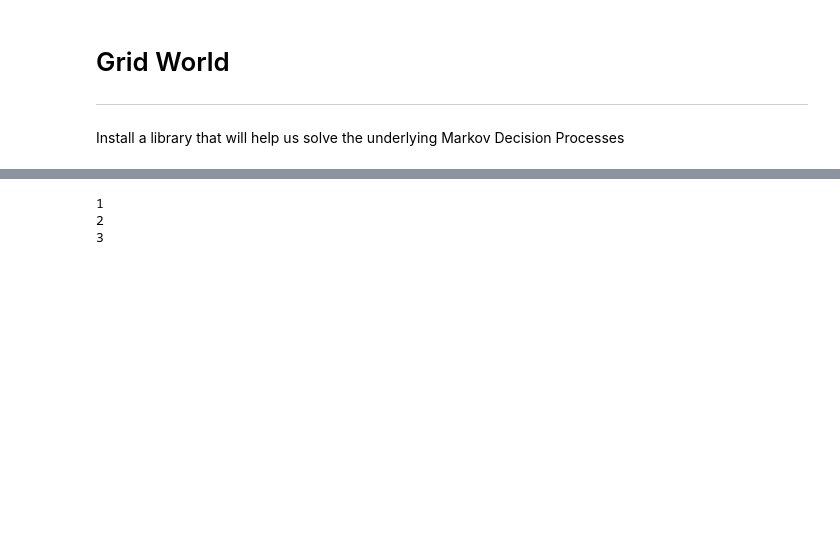
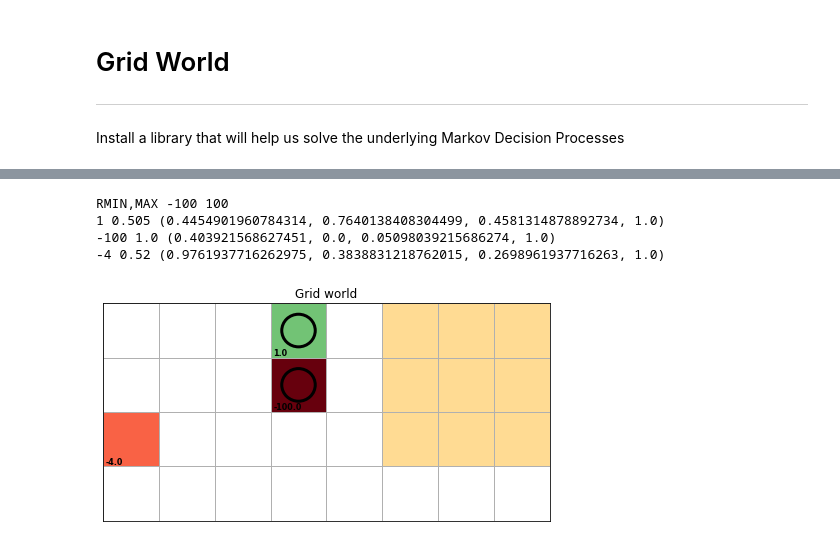
Before and after one commit to nkiehne/jupyter-notebooks, a Jupyter notebook: Intro Reinforcement Learning.ipynb, the cells around one changed output, grey strips where cells are left out. Cells and saved outputs as stored; diff of their text form; code cells hidden in the pictures; blank space fills up the shorter version.

```diff
--- a/Intro Reinforcement Learning.ipynb
+++ b/Intro Reinforcement Learning.ipynb
@@ -182,34 +228,46 @@ class Gridworld():
         plt.title("Grid world")
         plt.show()
-# %%
-a = {1,2,3}
-for x in a:
-    print(x)
-# %% [output]
-1
-2
-3
 # %%
-w=8; h=3; rho=1; step_reward=0.0;
+w=8; h=4; rho=0.9; step_reward=-0.04;
 
 actions = np.array([
     [-1,0], # UP
     [1,0], # DOWN
     [0,-1], # Left
     [0,1], # Right
 ])
 cell_rewards={
     (0,3): 1,
     (1,3): -100,
+    #(1,6): 1,
+    (2,0): -4,
 }
 terminal_states=[
-    #[0,3],
+    [0,3],
     [1,3],
+]
+blocked=[
+    [0,5],
+    [1,5],
+    [2,5],
+    [0,6],
+    [1,6],
+    [2,6],
+    [0,7],
+    [1,7],
+    [2,7],
 ]
 
 gw  = Gridworld(w=w, h=h, rho=rho, step_reward=step_reward,
                 cell_rewards=cell_rewards, actions=actions,
-                terminal_states=terminal_states)
+                terminal_states=terminal_states, blocked_cells=blocked)
+gw.plot()
+# %% [output]
+RMIN,MAX -100 100
+1 0.505 (0.4454901960784314, 0.7640138408304499, 0.4581314878892734, 1.0)
+-100 1.0 (0.403921568627451, 0.0, 0.05098039215686274, 1.0)
+-4 0.52 (0.9761937716262975, 0.3838831218762015, 0.2698961937716263, 1.0)
+[figure, added]
 # %%
 #vi = mdp.ValueIteration(gw.p, gw.r, 0.9, max_iter=1e5)
 vi = mdp.PolicyIteration(gw.p, gw.r, 0.999)
```
Also changed, not shown: parts of 7 cells of this notebook, 1 other file.
